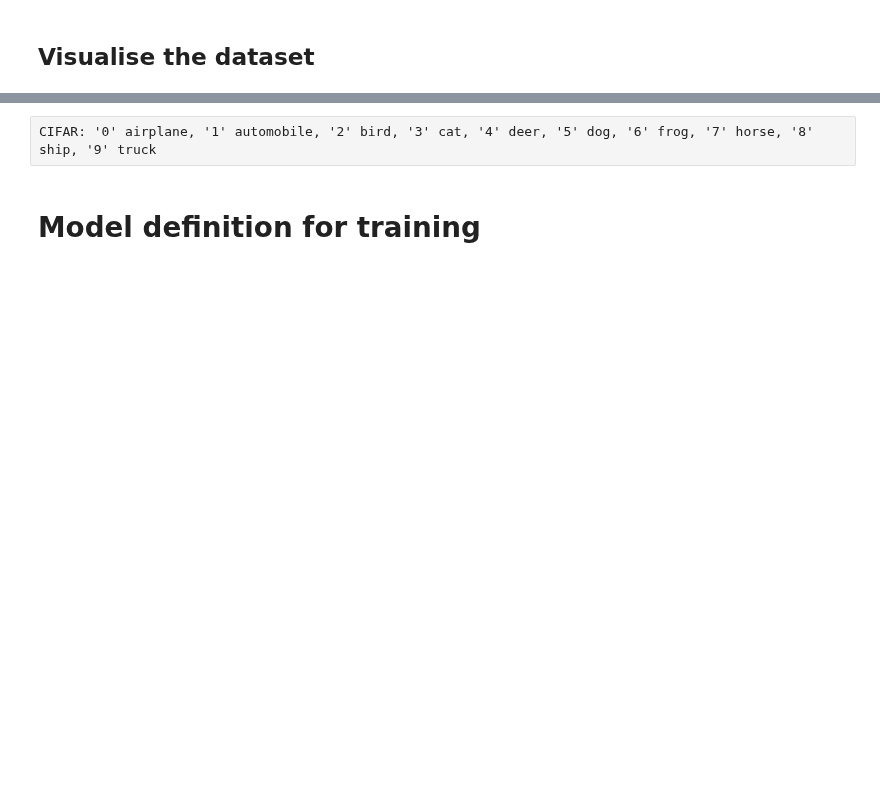
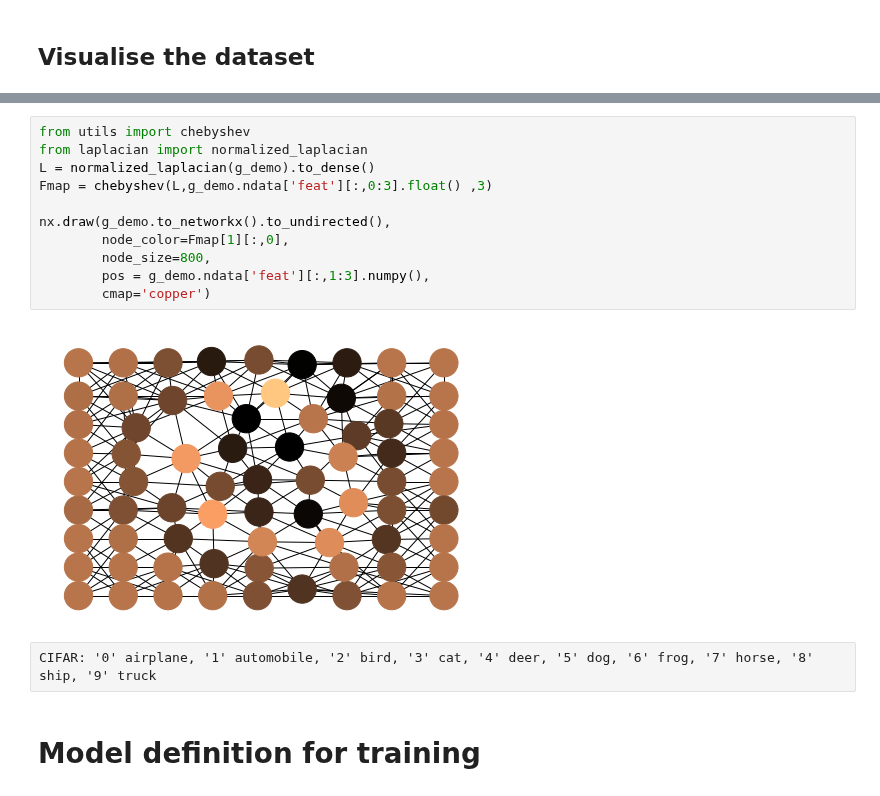
Before and after one commit to Axeln78/SpectralDGL, a Jupyter notebook: Superpix/training.ipynb, the cells around one changed output, grey strips where cells are left out. Saved outputs shown, nothing was run; the diff lists cells and outputs as text; blank space fills up the shorter version.

```diff
--- a/Superpix/training.ipynb
+++ b/Superpix/training.ipynb
@@ -71,3 +76,16 @@ Smallest eigenvalue: 1.1102230246251565e-16
+# %%
+from utils import chebyshev
+from laplacian import normalized_laplacian
+L = normalized_laplacian(g_demo).to_dense()
+Fmap = chebyshev(L,g_demo.ndata['feat'][:,0:3].float() ,3)
+
+nx.draw(g_demo.to_networkx().to_undirected(),
+        node_color=Fmap[1][:,0],
+        node_size=800,
+        pos = g_demo.ndata['feat'][:,1:3].numpy(),
+        cmap='copper')
+# %% [output]
+[figure, added]
 # %% [raw]
 CIFAR: '0' airplane, '1' automobile, '2' bird, '3' cat, '4' deer, '5' dog, '6' frog, '7' horse, '8' ship, '9' truck
 # %% [markdown]
```
Also changed, not shown: parts of 13 cells of this notebook.
